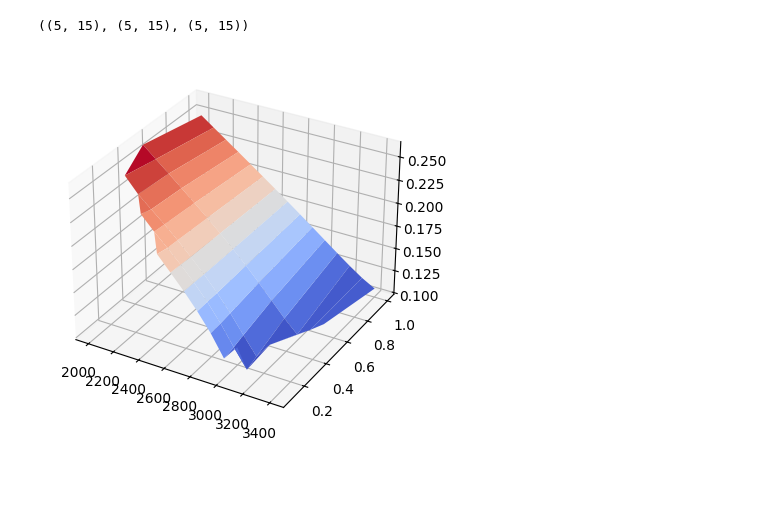
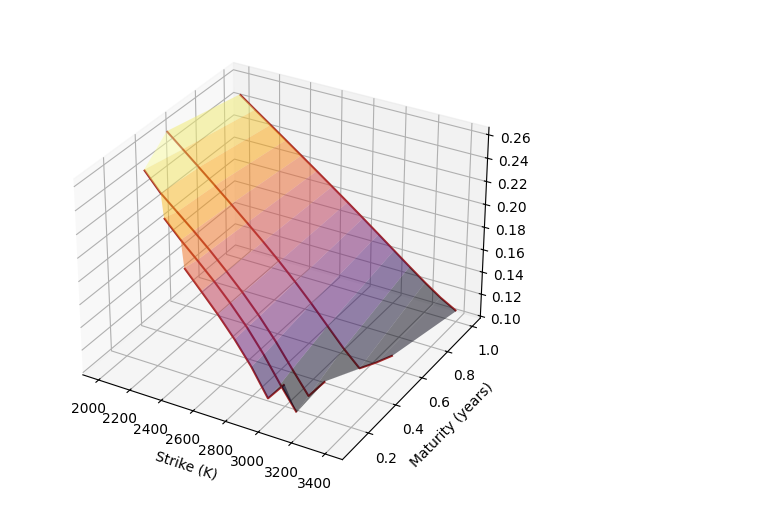
Before and after one commit to somdipdatta/finmc, a Jupyter notebook: notebooks/heston.ipynb, the cells around one changed output. Drawn from its saved outputs; the diff is of its cells as text; code cells hidden in the pictures; blank space fills up the shorter version.

Commit message:
change into a single plot with surface and wireframe.

```diff
--- a/notebooks/heston.ipynb
+++ b/notebooks/heston.ipynb
@@ -77,16 +44,20 @@ plt.show()
 # %%
 import matplotlib.pyplot as plt
 from matplotlib import cm
 
 X, Y = np.meshgrid(strikes, expirations)
-fig, ax = plt.subplots(subplot_kw={"projection": "3d"})
+fig, ax = plt.subplots(subplot_kw={"projection": "3d"}, figsize=(6, 6))
 surf = ax.plot_surface(
     X,
     Y,
     surface,
-    cmap=cm.coolwarm,
+    cmap=cm.inferno,
+    alpha=0.5,
 )
-(X.shape, Y.shape, surface.shape)
+# Add wireframe along the x-axis
+ax.plot_wireframe(X, Y, surface, color="brown", rstride=1, cstride=0)
+ax.set_xlabel("Strike (K)")
+ax.set_ylabel("Maturity (years)")
+plt.show()
 # %% [output]
-((5, 15), (5, 15), (5, 15))
-[figure, old version]
+[figure, new version]
```
Also changed, not shown: parts of 4 cells of this notebook.
